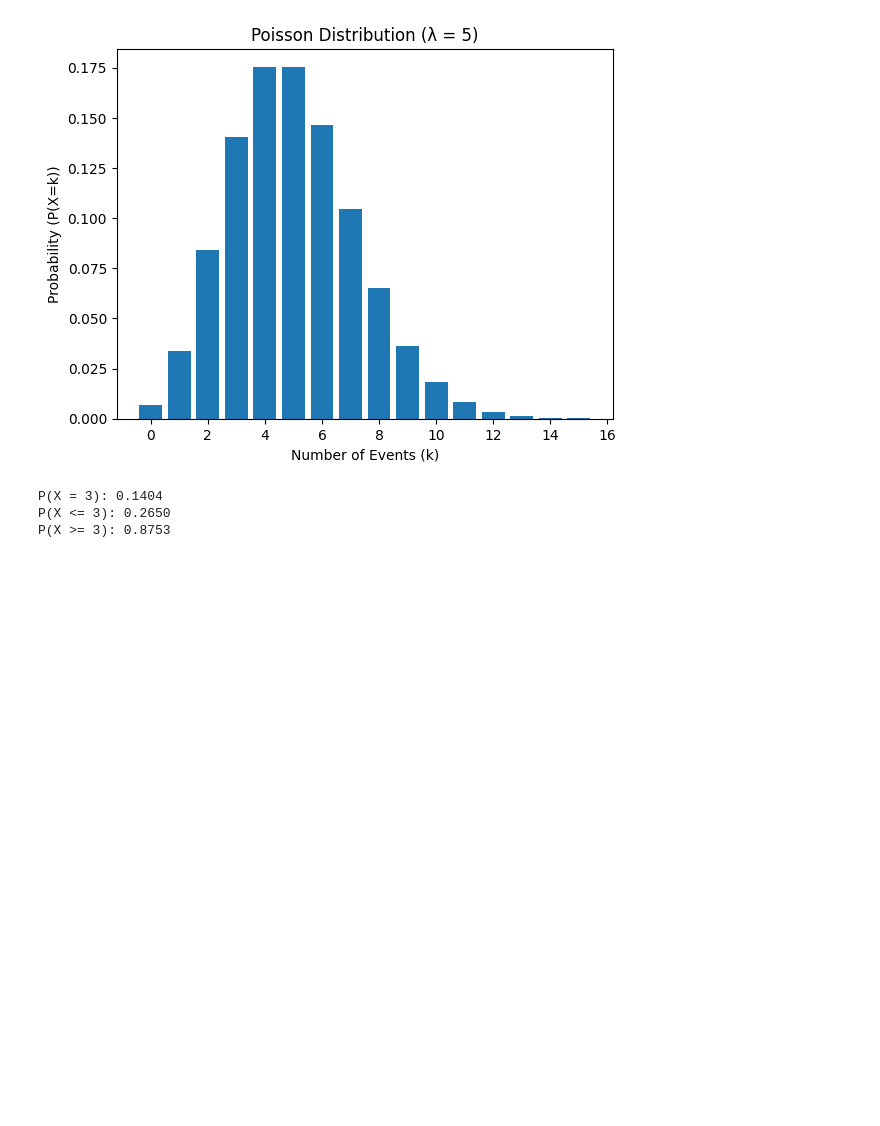
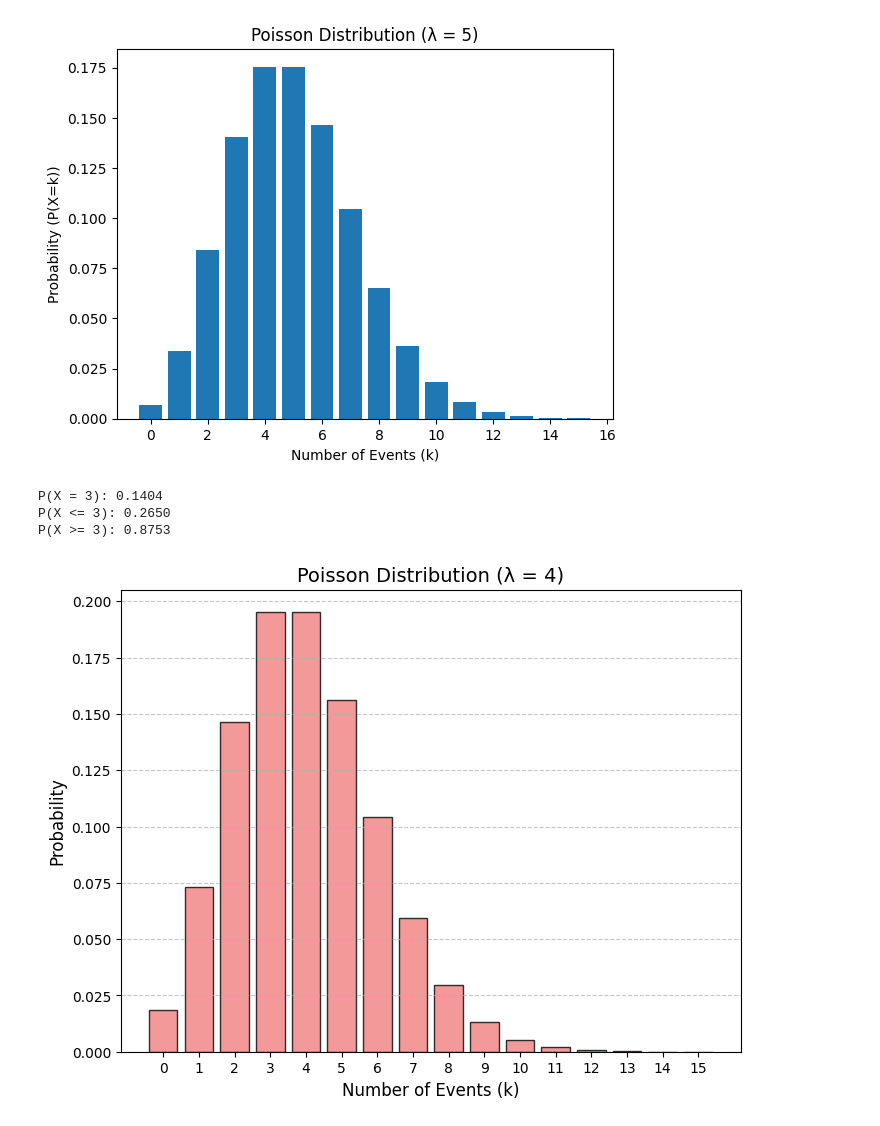
Before and after one commit to msuresh3/Udemy_Maths, a Jupyter notebook: Poisson_Dist.ipynb, the cells around one changed output. Cells and saved outputs as stored; diff of their text form; code cells hidden in the pictures; blank space fills up the shorter version.

```diff
--- a/Poisson_Dist.ipynb
+++ b/Poisson_Dist.ipynb
@@ -50,3 +52,24 @@ k        P(X=k)
 P(X = 3): 0.1404
 P(X <= 3): 0.2650
 P(X >= 3): 0.8753
+# %%
+
+
+# Parameters for the Poisson Distribution
+lambda_val = 4  # Average rate of occurrence
+k_values = np.arange(0, 16)  # Possible number of events (0 to 15)
+
+# PMF for the Poisson distribution
+poisson_pmf = poisson.pmf(k_values, lambda_val)
+
+# Plot
+plt.figure(figsize=(8, 6))
+plt.bar(k_values, poisson_pmf, color='lightcoral', alpha=0.8, edgecolor='black')
+plt.title("Poisson Distribution (λ = 4)", fontsize=14)
+plt.xlabel("Number of Events (k)", fontsize=12)
+plt.ylabel("Probability", fontsize=12)
+plt.xticks(k_values)
+plt.grid(axis='y', linestyle='--', alpha=0.7)
+plt.show()
+# %% [output]
+[figure, added]
```
Also changed, not shown: parts of 2 cells of this notebook.
